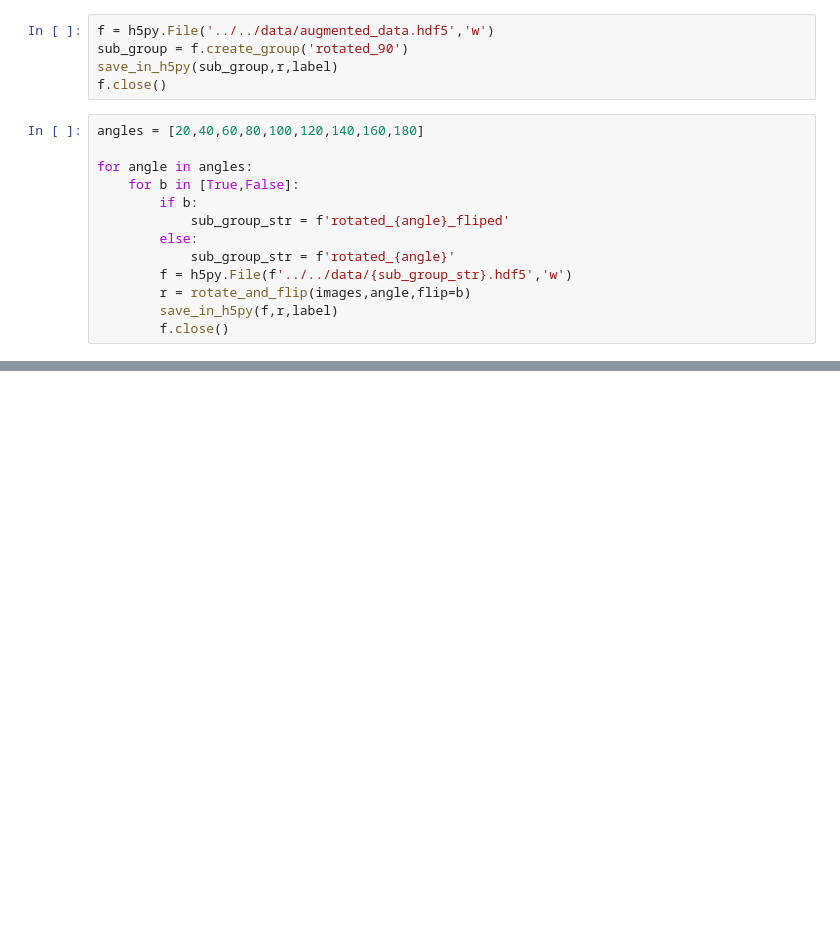
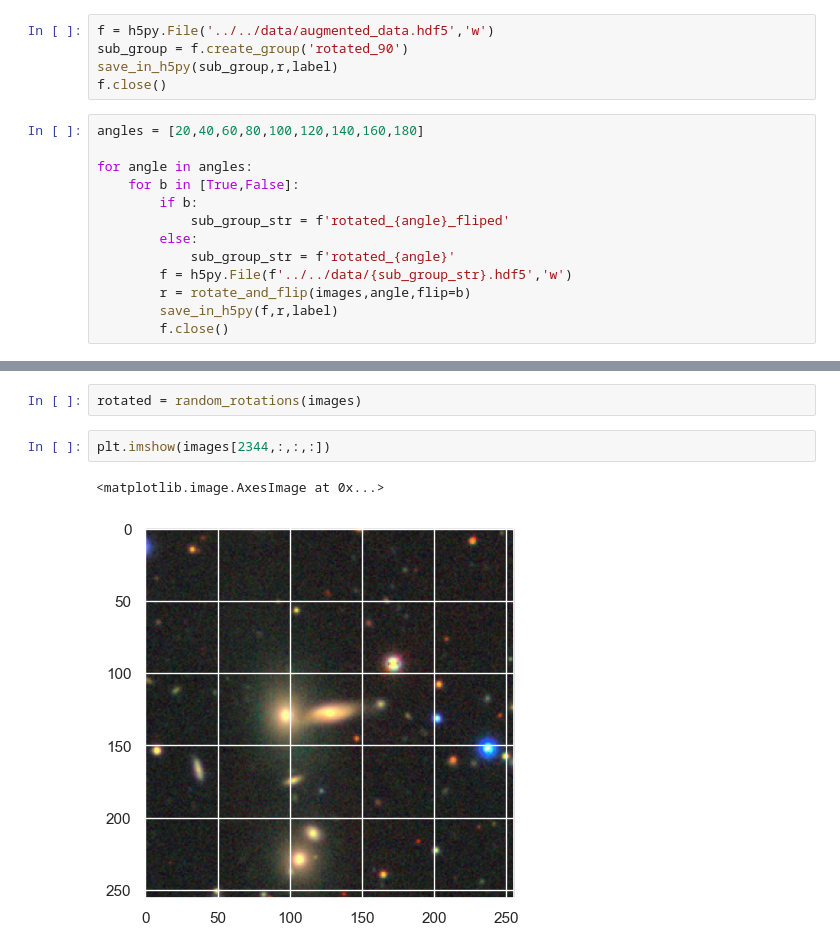
Before and after one commit to snehjp2/GCNNMorphology, a Jupyter notebook: src/save_data.ipynb, the cells around one changed output, grey strips where cells are left out. Cells and saved outputs as stored; diff of their text form; blank space fills up the shorter version.

```diff
--- a/src/save_data.ipynb
+++ b/src/save_data.ipynb
@@ -131,0 +143,7 @@ for angle in angles:
+# %%
+rotated = random_rotations(images)
+# %%
+plt.imshow(images[2344,:,:,:])
+# %% [output]
+<matplotlib.image.AxesImage at 0x...>
+[figure, added]
```
Also changed, not shown: parts of 7 cells of this notebook.
